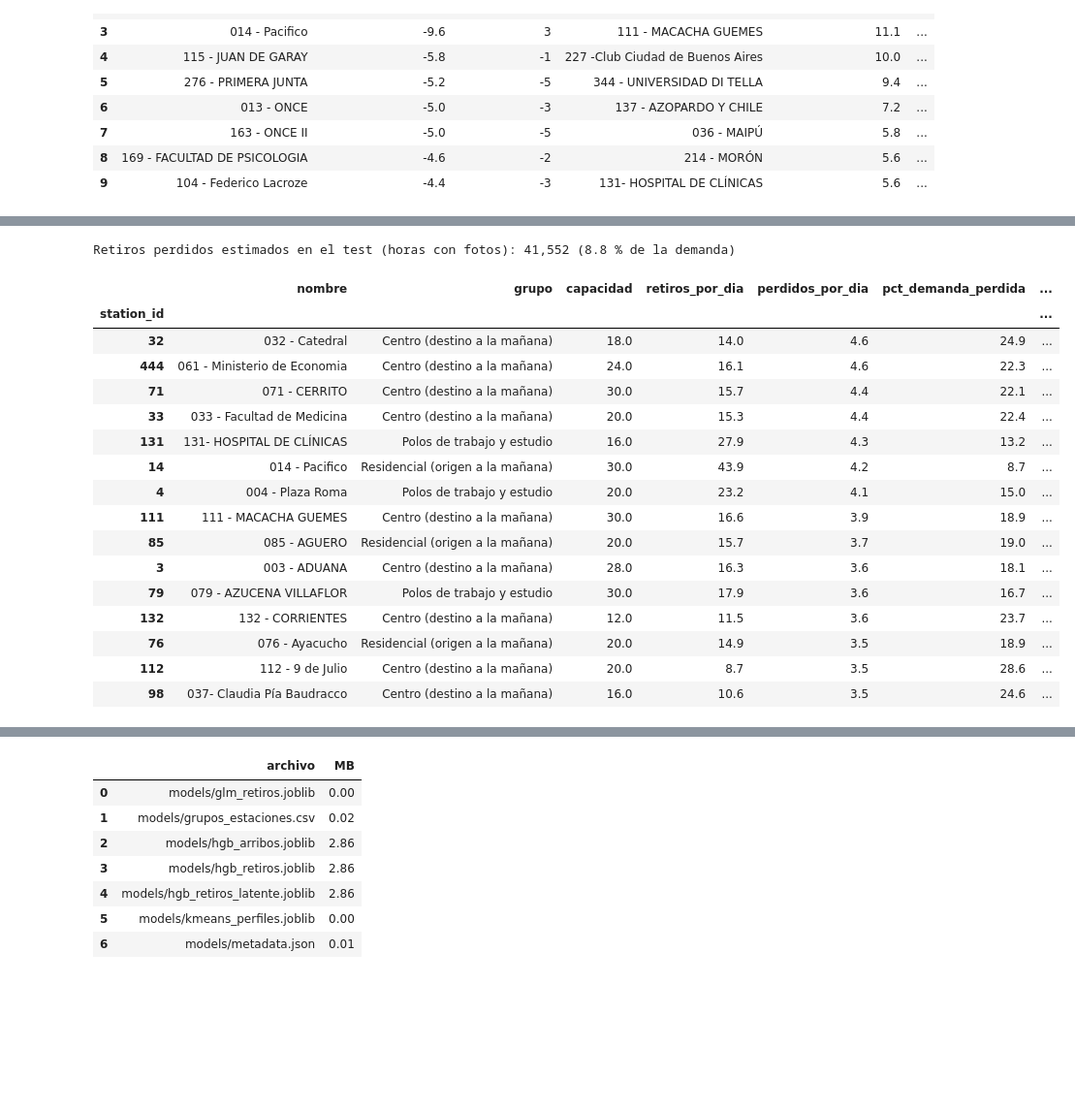
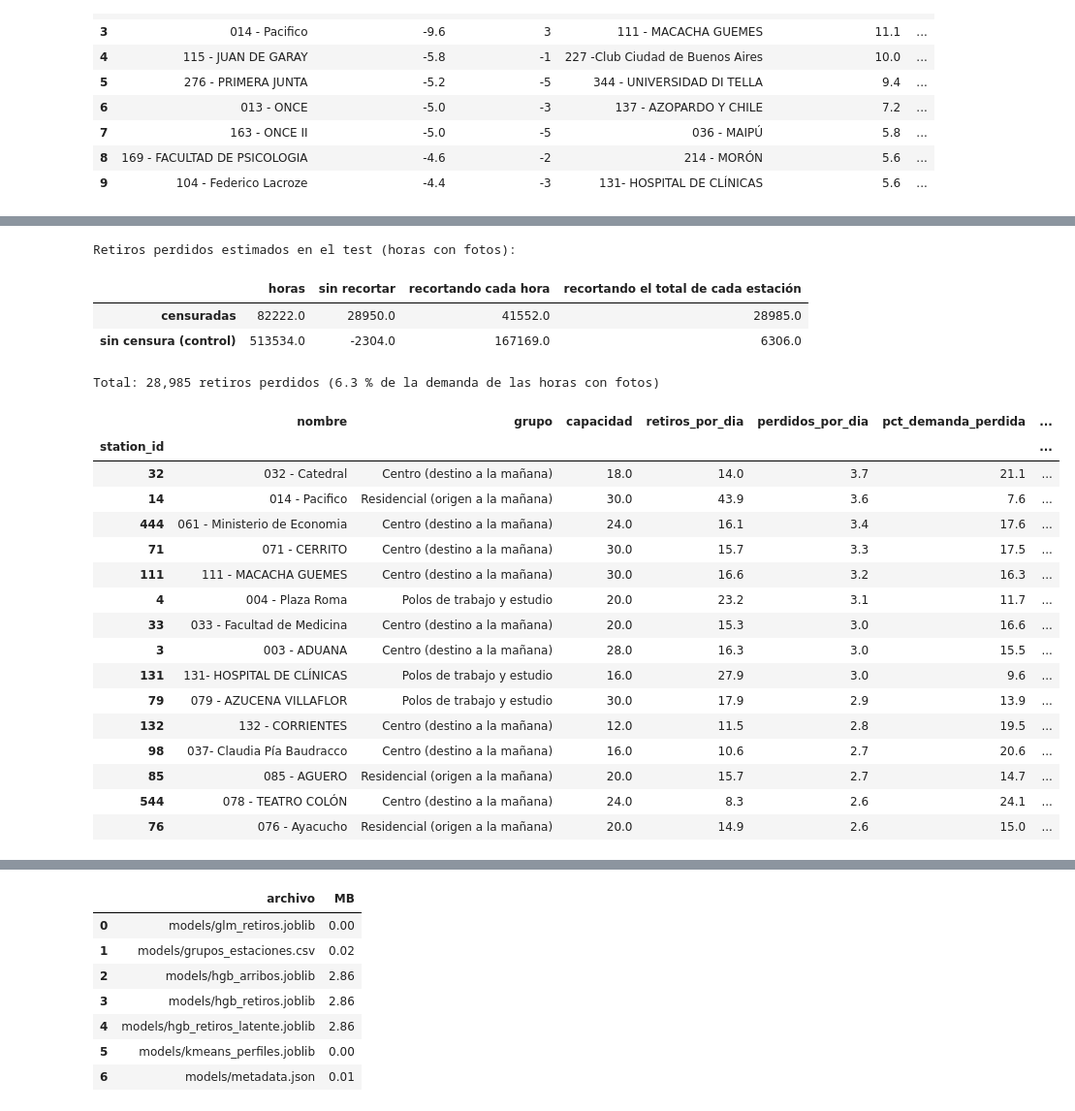
Before and after one commit to SantiNG101/ecobici-demand-predictor, a Jupyter notebook: notebooks/04_modelado.ipynb, the cells around one changed output, grey strips where cells are left out. Shown at 97% size. Cells and saved outputs as stored; diff of their text form; code cells hidden in the pictures; blank space fills up the shorter version.

```diff
--- a/notebooks/04_modelado.ipynb
+++ b/notebooks/04_modelado.ipynb
@@ -131,6 +132,7 @@ SELECT
     station_id, ts, split, retiros, arribos,
     hora, dia_semana, mes, es_fin_de_semana, es_feriado, dia_habil,
     temperatura_c, precipitacion_mm, viento_kmh, llueve, lat, lon,
+    CAST(hora + 24 * dia_habil AS TINYINT) AS hora_dia_habil,  -- interacción para el modelo lineal
     -- Misma hora que el target: no son variables del modelo, sólo para censura y análisis
     sin_fotos, capacidad_publicada, prop_vacia, prop_llena,
     CAST(flag_vacia AS FLOAT) AS flag_vacia,
@@ -172,7 +174,6 @@ inicio = time.perf_counter()
 con = duckdb.connect()
 con.execute("SET enable_progress_bar = false")
 df = con.execute(CONSULTA_VARIABLES.format(fuente=DATASET.as_posix(), desde="2000-01-01")).df()
-df["hora_dia_habil"] = (df.hora + 24 * df.dia_habil).astype("int8")  # interacción para el modelo lineal
 print(f"{len(df):,} filas × {df.shape[1]} columnas en {time.perf_counter() - inicio:.0f} s "
       f"({df.memory_usage(deep=True).sum() / 1e9:.1f} GB)")
 # %% [output]
@@ -641,6 +656,7 @@ test = df.loc[es_test].copy()
 test["pred_retiros"] = modelo_retiros.predict(X.loc[es_test])
 test["pred_arribos"] = modelo_arribos.predict(X.loc[es_test])
 test["pred_latente"] = modelo_latente.predict(X.loc[es_test])
+test["pred_glm"] = glm_retiros.predict(test[COLUMNAS_GLM])
 bases_retiros = predecir_baselines(es_train, es_test, "retiros")
 bases_arribos = predecir_baselines(es_train, es_test, "arribos")
 test["base_retiros"] = bases_retiros["Media histórica estación × hora × tipo de día"]
@@ -648,7 +664,7 @@ test["base_arribos"] = bases_arribos["Media histórica estación × hora × tipo
 
 resultados_test = {
     "retiros": evaluar(test, test.retiros, {**bases_retiros,
-                                             "Regresión de Poisson": glm_retiros.predict(test[COLUMNAS_GLM]),
+                                             "Regresión de Poisson": test.pred_glm,
                                              "Boosting (Poisson)": test.pred_retiros}),
     "arribos": evaluar(test, test.arribos, {**bases_arribos, "Boosting (Poisson)": test.pred_arribos}),
 }
@@ -1087,46 +1123,64 @@ $$\text{retiros perdidos} = \max(0,\ \text{predicción sin censura} - \text{reti
 Se calcula sobre el test, sólo con las horas que tienen fotos (sin fotos no se sabe si la estación estaba vacía).
 # %%
 con_fotos = test[test.sin_fotos == 0].copy()
-censurada = (con_fotos.flag_vacia == 1) | (con_fotos.sin_alquiler == 1)
-con_fotos["perdidos"] = np.where(censurada, (con_fotos.pred_latente - con_fotos.retiros).clip(lower=0), 0)
+censurada = ((con_fotos.flag_vacia == 1) | (con_fotos.sin_alquiler == 1)).to_numpy()
+limpia = ((con_fotos.flag_vacia == 0) & (con_fotos.sin_alquiler == 0)).to_numpy()
+diferencia = (con_fotos.pred_latente - con_fotos.retiros).to_numpy()
+
+control = pd.DataFrame({
+    horas: {"horas": mascara.sum(),
+            "sin recortar": diferencia[mascara].sum(),
+            "recortando cada hora": np.clip(diferencia[mascara], 0, None).sum(),
+            "recortando el total de cada estación": pd.Series(diferencia[mascara])
+                .groupby(con_fotos.station_id.to_numpy()[mascara]).sum().clip(lower=0).sum()}
+    for horas, mascara in [("censuradas", censurada), ("sin censura (control)", limpia)]}).T
+print("Retiros perdidos estimados en el test (horas con fotos):")
+display(control.round(0))
+
+con_fotos["diferencia_censurada"] = np.where(censurada, diferencia, 0)
 dias = con_fotos.assign(fecha=con_fotos.ts.dt.floor("D")).groupby("station_id").fecha.nunique()
 
 ampliacion = (con_fotos.groupby("station_id")
                        .agg(capacidad=("capacidad_publicada", "median"),
                             retiros=("retiros", "sum"), arribos=("arribos", "sum"),
-                            perdidos=("perdidos", "sum"),
+                            perdidos=("diferencia_censurada", "sum"),
                             pct_horas_vacia=("flag_vacia", "mean"),
                             pct_horas_llena_por_rotas=("flag_llena_por_rotas", "mean")))
+ampliacion["perdidos"] = ampliacion.perdidos.clip(lower=0)
 ampliacion["retiros_por_dia"] = ampliacion.retiros / dias
 ampliacion["perdidos_por_dia"] = ampliacion.perdidos / dias
 ampliacion["movimientos_por_anclaje"] = (ampliacion.retiros + ampliacion.arribos) / dias / ampliacion.capacidad.replace(0, np.nan)
 ampliacion["pct_demanda_perdida"] = 100 * ampliacion.perdidos / (ampliacion.retiros + ampliacion.perdidos)
 ampliacion[["pct_horas_vacia", "pct_horas_llena_por_rotas"]] *= 100
 ampliacion = ampliacion.join(estaciones.nombre).join(grupo.map(NOMBRES_GRUPOS))
 
-print(f"Retiros perdidos estimados en el test (horas con fotos): {ampliacion.perdidos.sum():,.0f} "
-      f"({100 * ampliacion.perdidos.sum() / (ampliacion.retiros.sum() + ampliacion.perdidos.sum()):.1f} % de la demanda)")
+print(f"Total: {ampliacion.perdidos.sum():,.0f} retiros perdidos "
+      f"({100 * ampliacion.perdidos.sum() / (ampliacion.retiros.sum() + ampliacion.perdidos.sum()):.1f} % de la demanda de las horas con fotos)")
 (ampliacion.sort_values("perdidos_por_dia", ascending=False)
            [["nombre", "grupo", "capacidad", "retiros_por_dia", "perdidos_por_dia", "pct_demanda_perdida",
              "pct_horas_vacia", "pct_horas_llena_por_rotas", "movimientos_por_anclaje"]]
            .head(15).round(1))
 # %% [output]
-Retiros perdidos estimados en el test (horas con fotos): 41,552 (8.8 % de la demanda)
+Retiros perdidos estimados en el test (horas con fotos):
-|  | nombre | grupo | capacidad | retiros_por_dia | perdidos_por_dia | pct_demanda_perdida | ... |
-| station_id |  |  |  |  |  |  | ... |
-| 32 | 032 - Catedral | Centro (destino a la mañana) | 18.0 | 14.0 | 4.6 | 24.9 | ... |
-| 444 | 061 - Ministerio de Economia | Centro (destino a la mañana) | 24.0 | 16.1 | 4.6 | 22.3 | ... |
-| 71 | 071 - CERRITO | Centro (destino a la mañana) | 30.0 | 15.7 | 4.4 | 22.1 | ... |
-| 33 | 033 - Facultad de Medicina | Centro (destino a la mañana) | 20.0 | 15.3 | 4.4 | 22.4 | ... |
-| 131 | 131- HOSPITAL DE CLÍNICAS | Polos de trabajo y estudio | 16.0 | 27.9 | 4.3 | 13.2 | ... |
-| 14 | 014 - Pacifico | Residencial (origen a la mañana) | 30.0 | 43.9 | 4.2 | 8.7 | ... |
-| 4 | 004 - Plaza Roma | Polos de trabajo y estudio | 20.0 | 23.2 | 4.1 | 15.0 | ... |
-| 111 | 111 - MACACHA GUEMES | Centro (destino a la mañana) | 30.0 | 16.6 | 3.9 | 18.9 | ... |
-| 85 | 085 - AGUERO | Residencial (origen a la mañana) | 20.0 | 15.7 | 3.7 | 19.0 | ... |
-| 3 | 003 - ADUANA | Centro (destino a la mañana) | 28.0 | 16.3 | 3.6 | 18.1 | ... |
-| 79 | 079 - AZUCENA VILLAFLOR | Polos de trabajo y estudio | 30.0 | 17.9 | 3.6 | 16.7 | ... |
-| 132 | 132 - CORRIENTES | Centro (destino a la mañana) | 12.0 | 11.5 | 3.6 | 23.7 | ... |
-| 76 | 076 - Ayacucho | Residencial (origen a la mañana) | 20.0 | 14.9 | 3.5 | 18.9 | ... |
-| 112 | 112 - 9 de Julio | Centro (destino a la mañana) | 20.0 | 8.7 | 3.5 | 28.6 | ... |
-| 98 | 037- Claudia Pía Baudracco | Centro (destino a la mañana) | 16.0 | 10.6 | 3.5 | 24.6 | ... |
+|  | horas | sin recortar | recortando cada hora | recortando el total de cada estación |
+| censuradas | 82222.0 | 28950.0 | 41552.0 | 28985.0 |
+| sin censura (control) | 513534.0 | -2304.0 | 167169.0 | 6306.0 |
+Total: 28,985 retiros perdidos (6.3 % de la demanda de las horas con fotos)
+|  | nombre | grupo | capacidad | retiros_por_dia | perdidos_por_dia | pct_demanda_perdida | ... |
+| station_id |  |  |  |  |  |  | ... |
+| 32 | 032 - Catedral | Centro (destino a la mañana) | 18.0 | 14.0 | 3.7 | 21.1 | ... |
+| 14 | 014 - Pacifico | Residencial (origen a la mañana) | 30.0 | 43.9 | 3.6 | 7.6 | ... |
+| 444 | 061 - Ministerio de Economia | Centro (destino a la mañana) | 24.0 | 16.1 | 3.4 | 17.6 | ... |
+| 71 | 071 - CERRITO | Centro (destino a la mañana) | 30.0 | 15.7 | 3.3 | 17.5 | ... |
+| 111 | 111 - MACACHA GUEMES | Centro (destino a la mañana) | 30.0 | 16.6 | 3.2 | 16.3 | ... |
+| 4 | 004 - Plaza Roma | Polos de trabajo y estudio | 20.0 | 23.2 | 3.1 | 11.7 | ... |
+| 33 | 033 - Facultad de Medicina | Centro (destino a la mañana) | 20.0 | 15.3 | 3.0 | 16.6 | ... |
+| 3 | 003 - ADUANA | Centro (destino a la mañana) | 28.0 | 16.3 | 3.0 | 15.5 | ... |
+| 131 | 131- HOSPITAL DE CLÍNICAS | Polos de trabajo y estudio | 16.0 | 27.9 | 3.0 | 9.6 | ... |
+| 79 | 079 - AZUCENA VILLAFLOR | Polos de trabajo y estudio | 30.0 | 17.9 | 2.9 | 13.9 | ... |
+| 132 | 132 - CORRIENTES | Centro (destino a la mañana) | 12.0 | 11.5 | 2.8 | 19.5 | ... |
+| 98 | 037- Claudia Pía Baudracco | Centro (destino a la mañana) | 16.0 | 10.6 | 2.7 | 20.6 | ... |
+| 85 | 085 - AGUERO | Residencial (origen a la mañana) | 20.0 | 15.7 | 2.7 | 14.7 | ... |
+| 544 | 078 - TEATRO COLÓN | Centro (destino a la mañana) | 24.0 | 8.3 | 2.6 | 24.1 | ... |
+| 76 | 076 - Ayacucho | Residencial (origen a la mañana) | 20.0 | 14.9 | 2.6 | 15.0 | ... |
 # %% [markdown]
```
Also changed, not shown: parts of 31 cells of this notebook, 3 other files.
